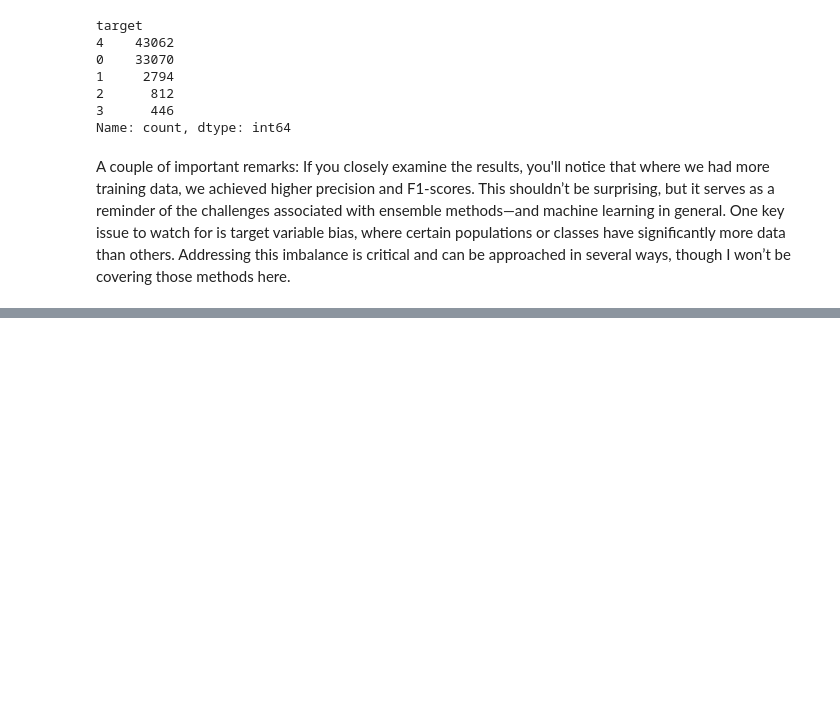
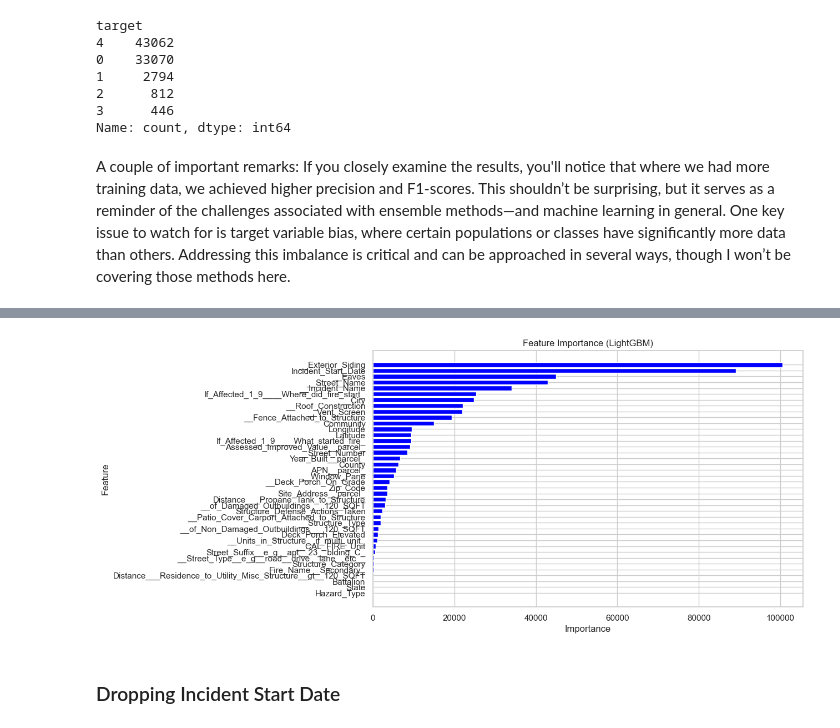
Before and after one commit to Isaacfer49/CaliforniaWildfire, a Jupyter notebook: CaliWildFire.ipynb, the cells around one changed output, grey strips where cells are left out. Saved outputs shown, nothing was run; the diff lists cells and outputs as text; code cells hidden in the pictures; blank space fills up the shorter version.

```diff
--- a/CaliWildFire.ipynb
+++ b/CaliWildFire.ipynb
@@ -668,0 +660,5 @@ ModuleNotFoundError: No module named 'geopandas'
+# %%
+categorical_cols = cali.select_dtypes(exclude=[np.number]).columns.tolist()
+categorical_cols.remove('* Damage')
+categorical_cols.remove('Incident Number (e.g. CAAEU 123456)')
+categorical_cols.remove('GLOBALID')
@@ -668,0 +678,3 @@ ModuleNotFoundError: No module named 'geopandas'
+# %%
+for col in categorical_cols:
+    X[col] = cali[col].astype('category')
@@ -668,0 +738,5 @@ ModuleNotFoundError: No module named 'geopandas'
+# %%
+import re
+
+# Rename columns by replacing special characters with underscores
+X.columns = [re.sub(r'[^a-zA-Z0-9_]', '_', col) for col in X.columns]
@@ -668,0 +864,10 @@ ModuleNotFoundError: No module named 'geopandas'
+# %%
+# Get feature importance scores
+feature_importance = pd.DataFrame({
+    'Feature': X_train.columns,
+    'Importance': final_model.feature_importance(importance_type='gain')  # 'gain' is more reliable than 'split'
+})
+
+# Sort features by importance
+feature_importance = feature_importance.sort_values(by='Importance', ascending=False)
+print(feature_importance)
@@ -668,0 +892,12 @@ ModuleNotFoundError: No module named 'geopandas'
+# %%
+plt.figure(figsize=(10, 6))
+plt.barh(feature_importance['Feature'], feature_importance['Importance'], color='blue')
+plt.xlabel('Importance')
+plt.ylabel('Feature')
+plt.title('Feature Importance (LightGBM)')
+plt.gca().invert_yaxis()  # Highest importance at the top
+plt.show()
+# %% [output]
+[figure, added]
+# %% [markdown]
+### Dropping Incident Start Date
```
Also changed, not shown: parts of 28 cells of this notebook.
